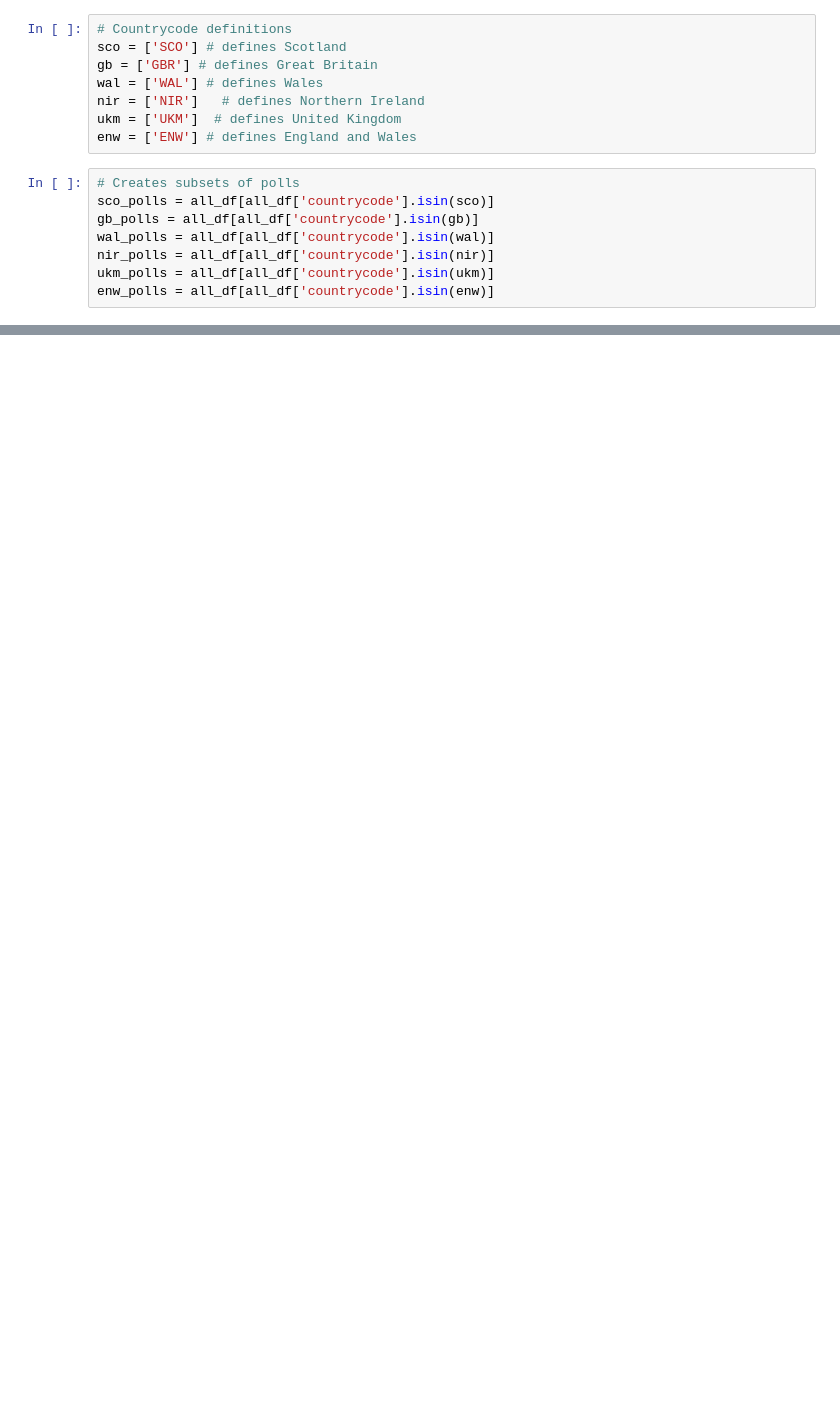
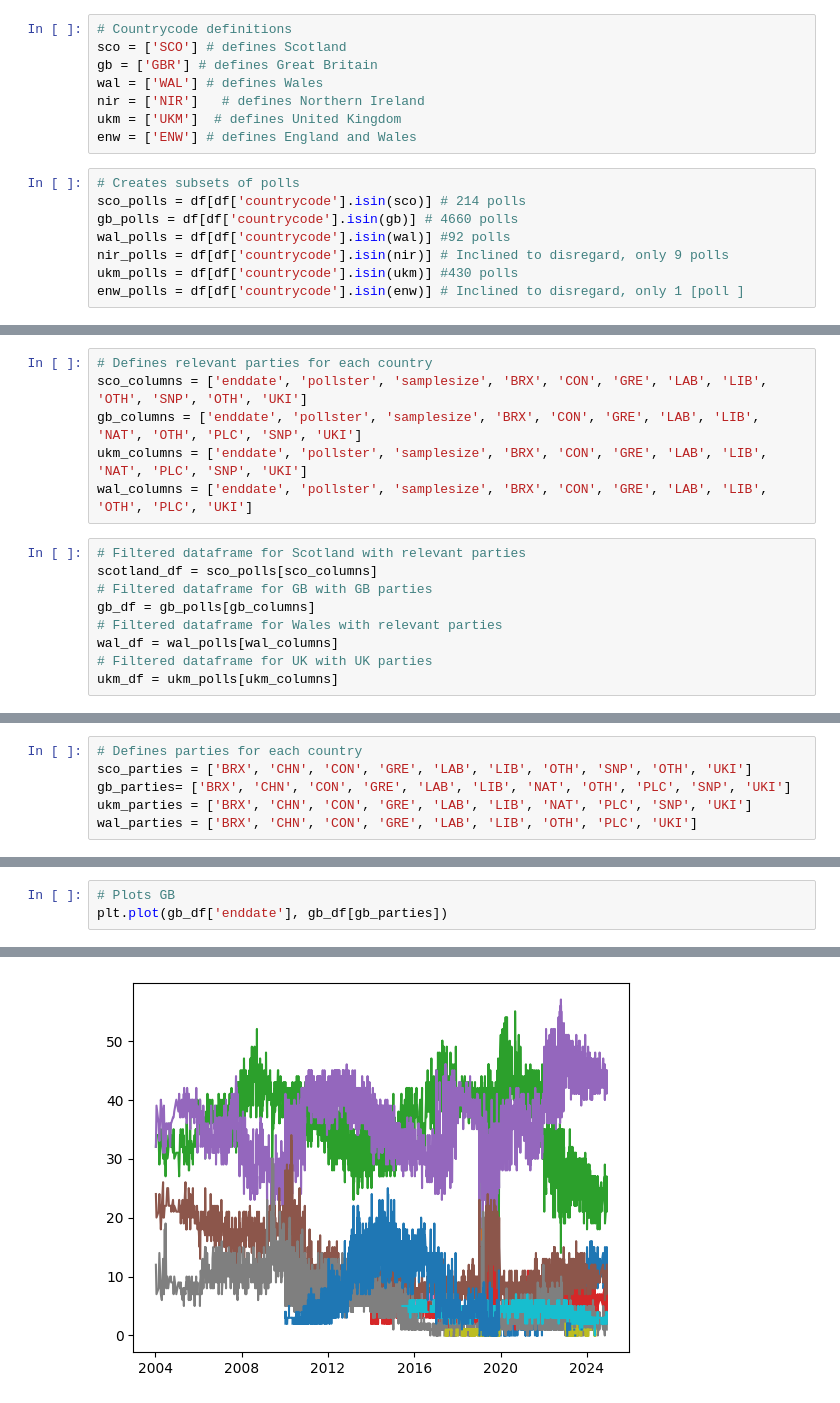
Before and after one commit to oscarhibbert/election-predictor, a Jupyter notebook: notebooks/chris_kingdon_data_cleaning.ipynb, the cells around one changed output, grey strips where cells are left out. Cells and saved outputs as stored; diff of their text form; blank space fills up the shorter version.

```diff
--- a/notebooks/chris_kingdon_data_cleaning.ipynb
+++ b/notebooks/chris_kingdon_data_cleaning.ipynb
@@ -28,9 +40,9 @@ ukm = ['UKM']  # defines United Kingdom
 enw = ['ENW'] # defines England and Wales
 # %%
 # Creates subsets of polls
-sco_polls = all_df[all_df['countrycode'].isin(sco)]
-gb_polls = all_df[all_df['countrycode'].isin(gb)]
-wal_polls = all_df[all_df['countrycode'].isin(wal)]
-nir_polls = all_df[all_df['countrycode'].isin(nir)]
-ukm_polls = all_df[all_df['countrycode'].isin(ukm)]
-enw_polls = all_df[all_df['countrycode'].isin(enw)]
+sco_polls = df[df['countrycode'].isin(sco)] # 214 polls
+gb_polls = df[df['countrycode'].isin(gb)] # 4660 polls
+wal_polls = df[df['countrycode'].isin(wal)] #92 polls
+nir_polls = df[df['countrycode'].isin(nir)] # Inclined to disregard, only 9 polls
+ukm_polls = df[df['countrycode'].isin(ukm)] #430 polls
+enw_polls = df[df['countrycode'].isin(enw)] # Inclined to disregard, only 1 [poll ]
@@ -55,0 +49,15 @@ dtype: int64
+# %%
+# Defines relevant parties for each country
+sco_columns = ['enddate', 'pollster', 'samplesize', 'BRX', 'CON', 'GRE', 'LAB', 'LIB', 'OTH', 'SNP', 'OTH', 'UKI']
+gb_columns = ['enddate', 'pollster', 'samplesize', 'BRX', 'CON', 'GRE', 'LAB', 'LIB', 'NAT', 'OTH', 'PLC', 'SNP', 'UKI']
+ukm_columns = ['enddate', 'pollster', 'samplesize', 'BRX', 'CON', 'GRE', 'LAB', 'LIB', 'NAT', 'PLC', 'SNP', 'UKI']
+wal_columns = ['enddate', 'pollster', 'samplesize', 'BRX', 'CON', 'GRE', 'LAB', 'LIB', 'OTH', 'PLC', 'UKI']
+# %%
+# Filtered dataframe for Scotland with relevant parties
+scotland_df = sco_polls[sco_columns]
+# Filtered dataframe for GB with GB parties
+gb_df = gb_polls[gb_columns]
+# Filtered dataframe for Wales with relevant parties
+wal_df = wal_polls[wal_columns]
+# Filtered dataframe for UK with UK parties
+ukm_df = ukm_polls[ukm_columns]
@@ -55,0 +70,6 @@ dtype: int64
+# %%
+# Defines parties for each country
+sco_parties = ['BRX', 'CHN', 'CON', 'GRE', 'LAB', 'LIB', 'OTH', 'SNP', 'OTH', 'UKI']
+gb_parties= ['BRX', 'CHN', 'CON', 'GRE', 'LAB', 'LIB', 'NAT', 'OTH', 'PLC', 'SNP', 'UKI']
+ukm_parties = ['BRX', 'CHN', 'CON', 'GRE', 'LAB', 'LIB', 'NAT', 'PLC', 'SNP', 'UKI']
+wal_parties = ['BRX', 'CHN', 'CON', 'GRE', 'LAB', 'LIB', 'OTH', 'PLC', 'UKI']
@@ -55,0 +81,4 @@ dtype: int64
+# %%
+# Plots GB
+plt.plot(gb_df['enddate'], gb_df[gb_parties])
+# %% [output]
@@ -55,0 +96 @@ dtype: int64
+[figure, added]
```
Also changed, not shown: parts of 16 cells of this notebook.
